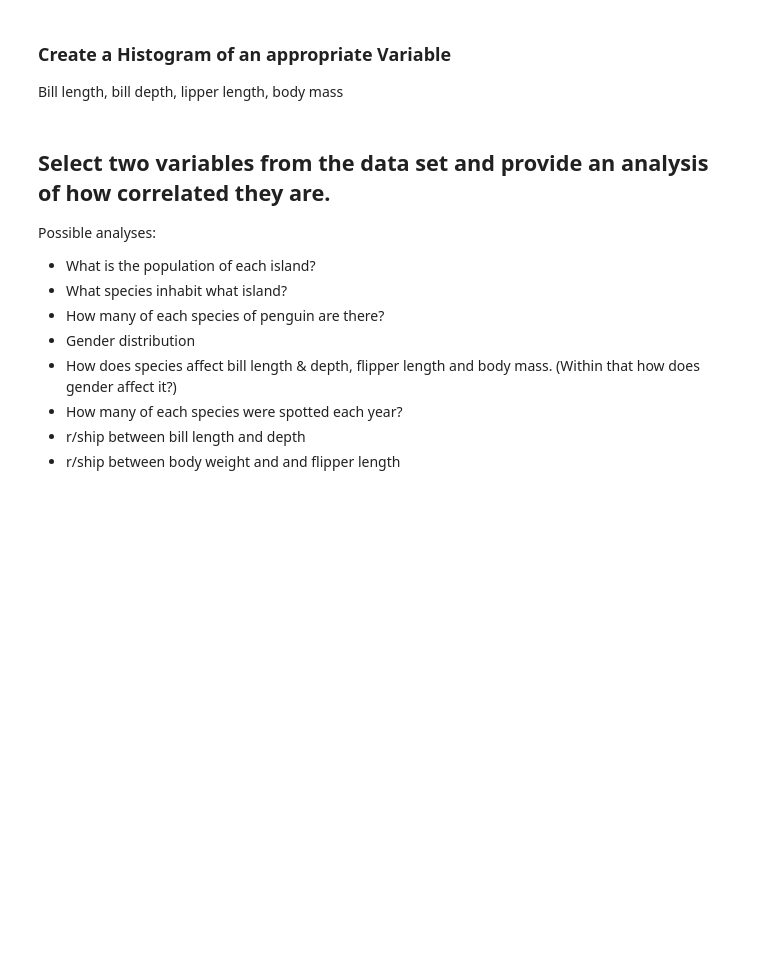
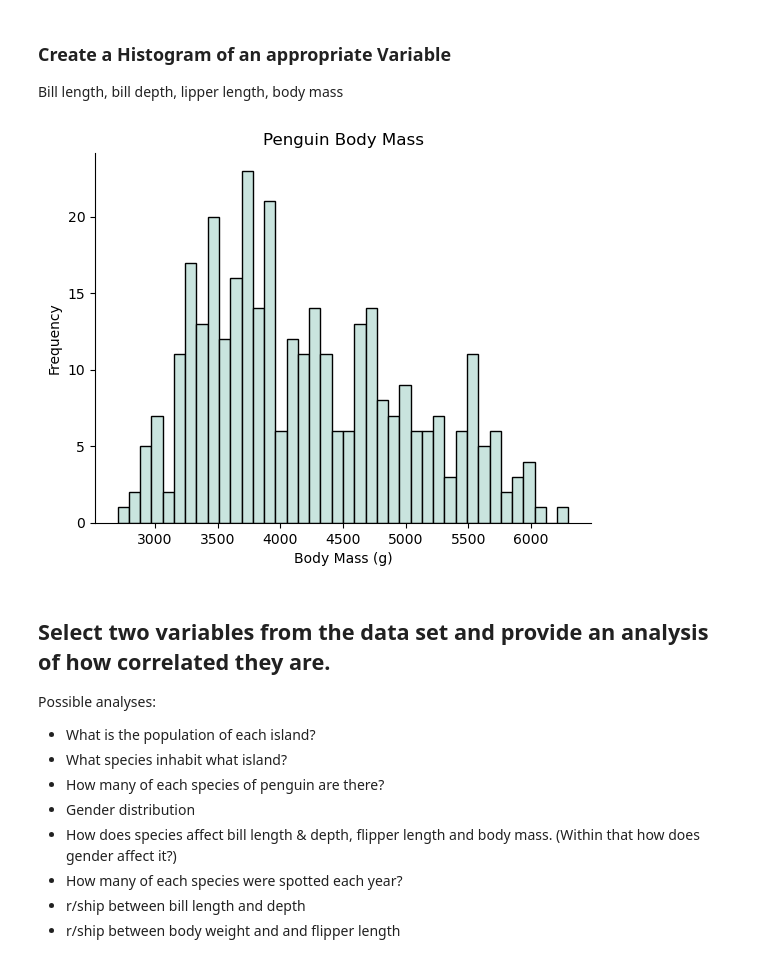
Before and after one commit to aoifeflav/principles-of-data-analytics-mywork, a Jupyter notebook: penguins.ipynb, the cells around one changed output. Saved outputs shown, nothing was run; the diff lists cells and outputs as text; code cells hidden in the pictures; blank space fills up the shorter version.

Commit message:
Histogram added

```diff
--- a/penguins.ipynb
+++ b/penguins.ipynb
@@ -110,6 +110,18 @@ plt.gca().spines['right'].set_visible(False)
 # %% [markdown]
 ### Create a Histogram of an appropriate Variable
 Bill length, bill depth, lipper length, body mass
+# %%
+#make a histogram
+body_mass = df['body_mass_g']
+
+plt.hist(body_mass, color='#C9E4DE', bins=40, edgecolor='black',)
+plt.xlabel('Body Mass (g)')
+plt.ylabel('Frequency')
+plt.title('Penguin Body Mass')
+plt.gca().spines['top'].set_visible(False)
+plt.gca().spines['right'].set_visible(False)
+# %% [output]
+[figure, added]
 # %% [markdown]
 ## Select two variables from the data set and provide an analysis of how correlated they are.
 
```
